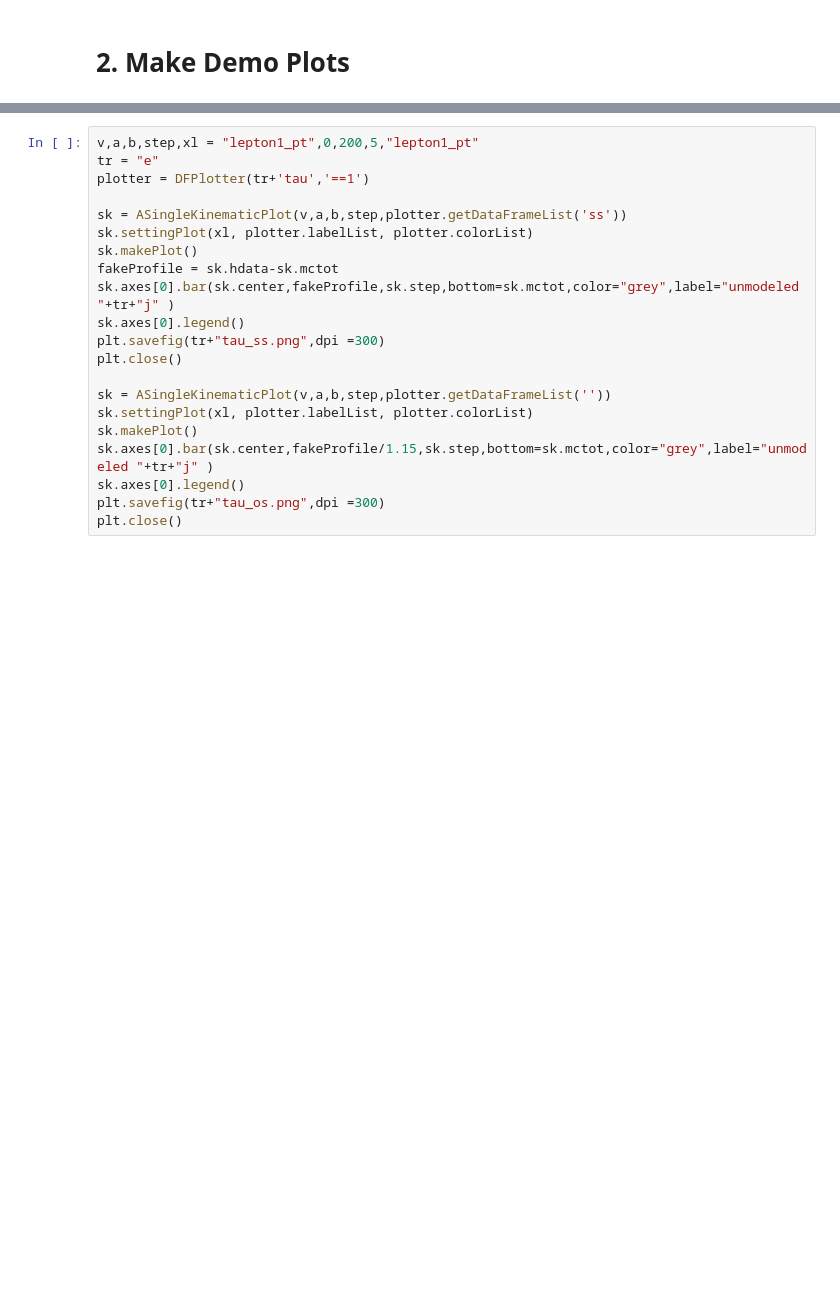
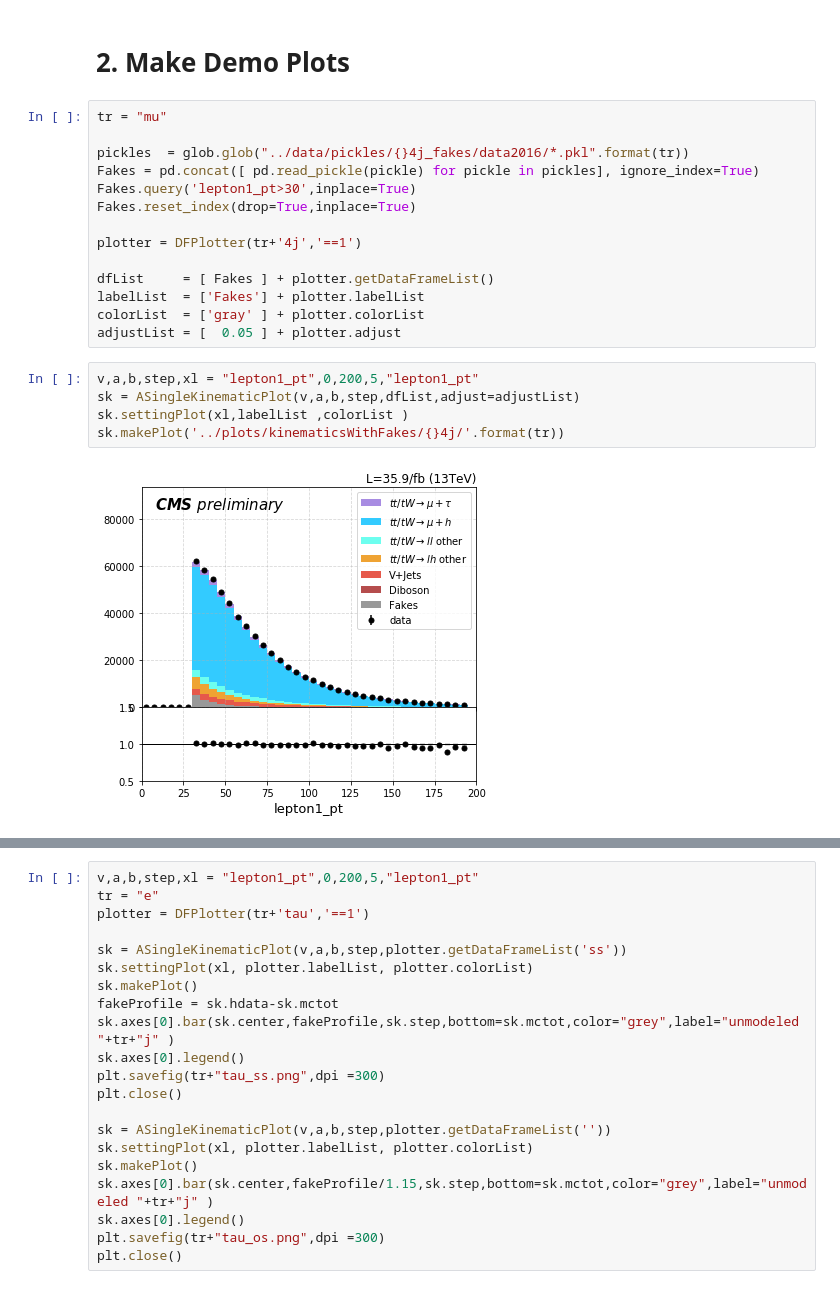
Before and after one commit to ZihengChen/WBranchingFaction, a Jupyter notebook: notebooks/ju_plotDF.ipynb, the cells around one changed output, grey strips where cells are left out. Saved outputs shown, nothing was run; the diff lists cells and outputs as text; blank space fills up the shorter version.

Commit message:
change plotter

```diff
--- a/notebooks/ju_plotDF.ipynb
+++ b/notebooks/ju_plotDF.ipynb
@@ -57,2 +178,23 @@ plt.hist(Data.dilepton_mass)
 # %% [markdown]
 # 2. Make Demo Plots
+# %%
+tr = "mu"
+
+pickles  = glob.glob("../data/pickles/{}4j_fakes/data2016/*.pkl".format(tr))
+Fakes = pd.concat([ pd.read_pickle(pickle) for pickle in pickles], ignore_index=True)
+Fakes.query('lepton1_pt>30',inplace=True)
+Fakes.reset_index(drop=True,inplace=True)
+
+plotter = DFPlotter(tr+'4j','==1')
+
+dfList     = [ Fakes ] + plotter.getDataFrameList()
+labelList  = ['Fakes'] + plotter.labelList
+colorList  = ['gray' ] + plotter.colorList
+adjustList = [  0.05 ] + plotter.adjust
+# %%
+v,a,b,step,xl = "lepton1_pt",0,200,5,"lepton1_pt"
+sk = ASingleKinematicPlot(v,a,b,step,dfList,adjust=adjustList)
+sk.settingPlot(xl,labelList ,colorList )
+sk.makePlot('../plots/kinematicsWithFakes/{}4j/'.format(tr))
+# %% [output]
+[figure, added]
```
Also changed, not shown: parts of 11 cells of this notebook, 1 other file.
